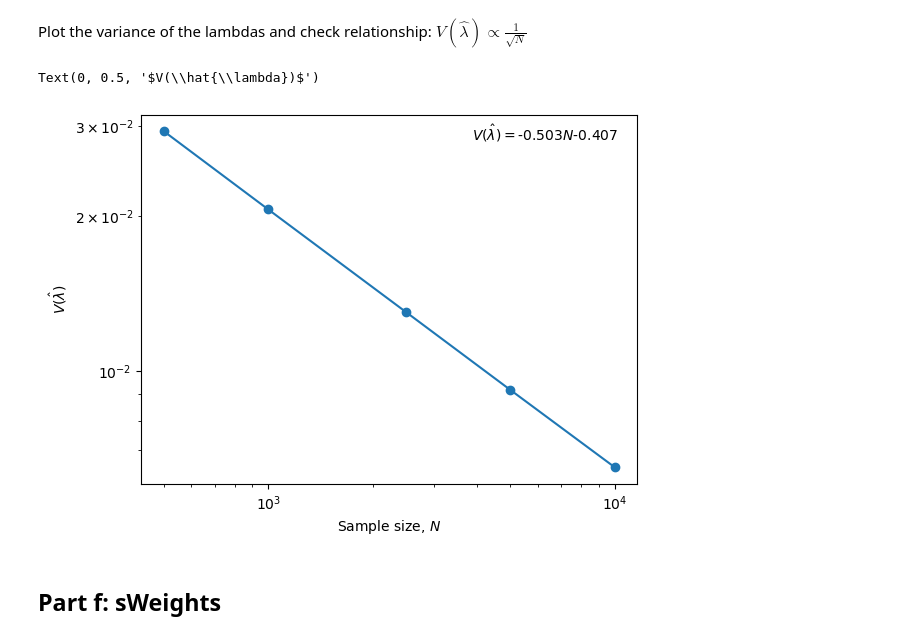
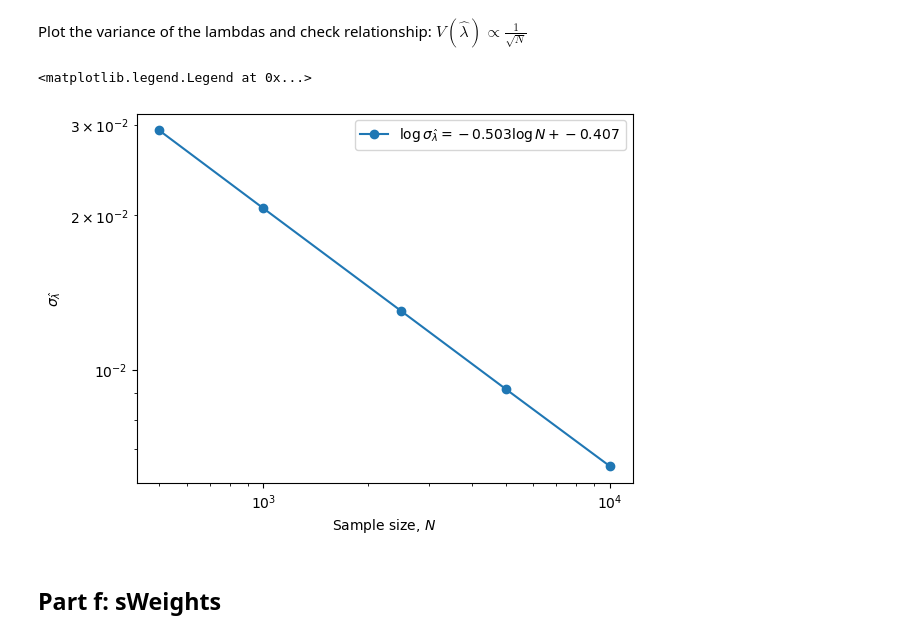
Before and after one commit to elizabethsztan/DIS_S1, a Jupyter notebook: s1_coursework.ipynb, the cells around one changed output. Saved outputs shown, nothing was run; the diff lists cells and outputs as text; code cells hidden in the pictures.

```diff
--- a/s1_coursework.ipynb
+++ b/s1_coursework.ipynb
@@ -747,26 +747,26 @@ def get_lmbdas_var(data_list):
         _, errors, _ = load_data(data)
         var = errors[:,6]
         lmbdas_var.append(np.mean(var))
-        lmbdas_var_std.append(np.std(var)/(np.sqrt(450)))
+        lmbdas_var_std.append(np.std(var, ddof=1)/(np.sqrt(450)))
     return lmbdas_var, lmbdas_var_std
 lmbdas_var, lmbdas_var_std = np.array(get_lmbdas_var(data_list))
 # %%
 #Log-log plot should show linear line
 
 log_var = np.log(lmbdas_var)
 log_N = np.log(N_sample)
 coeffs = np.polyfit(log_N, log_var, 1)
 
-plt.plot(N_sample, lmbdas_var, 'o',ls = '-')
+plt.plot(N_sample, lmbdas_var, 'o',ls = '-', label = rf'$\log{{\sigma_{{\hat{{\lambda}}}}}} = {coeffs[0]:.3f}\log{{N}} + {coeffs[1]:.3f}$')
 #plt.errorbar(N_sample, lmbdas_var, yerr = lmbdas_var_std) error bars so small you cannot see them
-plt.text(0.6, 0.75,r'$V(\hat{\lambda}) = $' + f'{coeffs[0]:.3f}' + r'$N$' + f'{coeffs[1]:.3f}', horizontalalignment='center',verticalalignment='center', transform=ax.transAxes)
 plt.xscale('log')
 plt.yscale('log')
 plt.xlabel(r'Sample size, $N$')
-plt.ylabel(r'$V(\hat{\lambda})$')
+plt.ylabel(fr'$\sigma_{{\hat{{\lambda}}}}$')
+plt.legend()
 # %% [output]
-Text(0, 0.5, '$V(\\hat{\\lambda})$')
+<matplotlib.legend.Legend at 0x...>
-[figure, old version]
+[figure, new version]
 # %% [markdown]
 ## Part f: sWeights
 # %%
```
Also changed, not shown: parts of 1 cell of this notebook, 1 other file.
